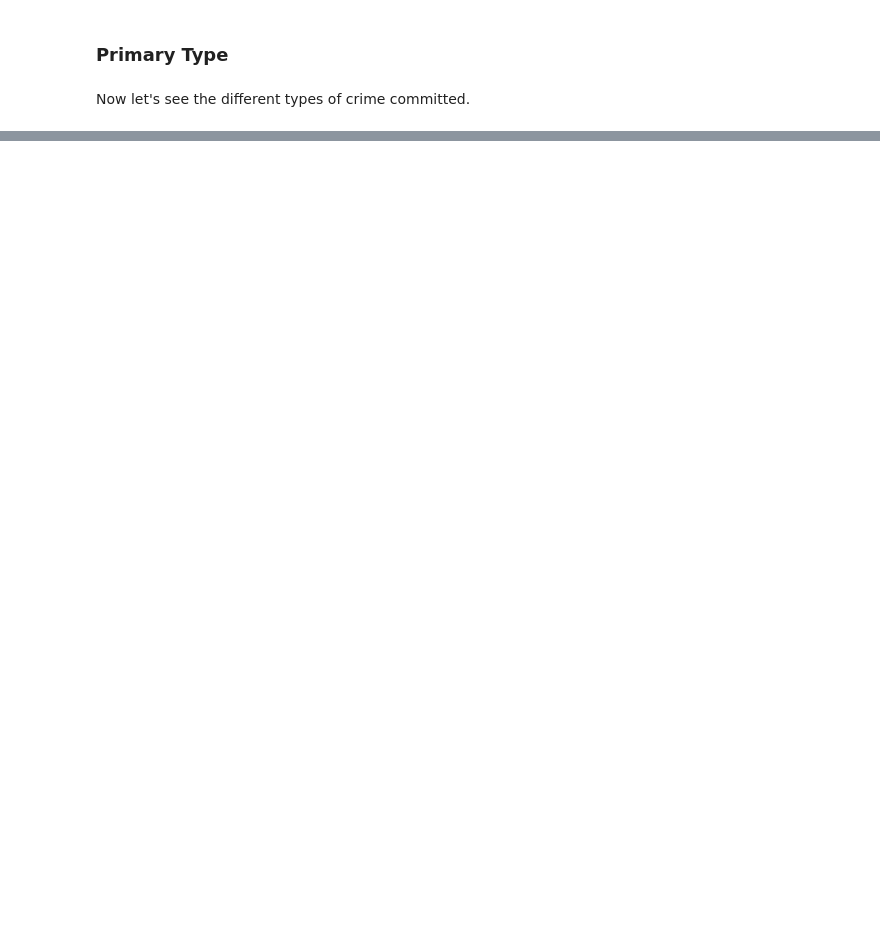
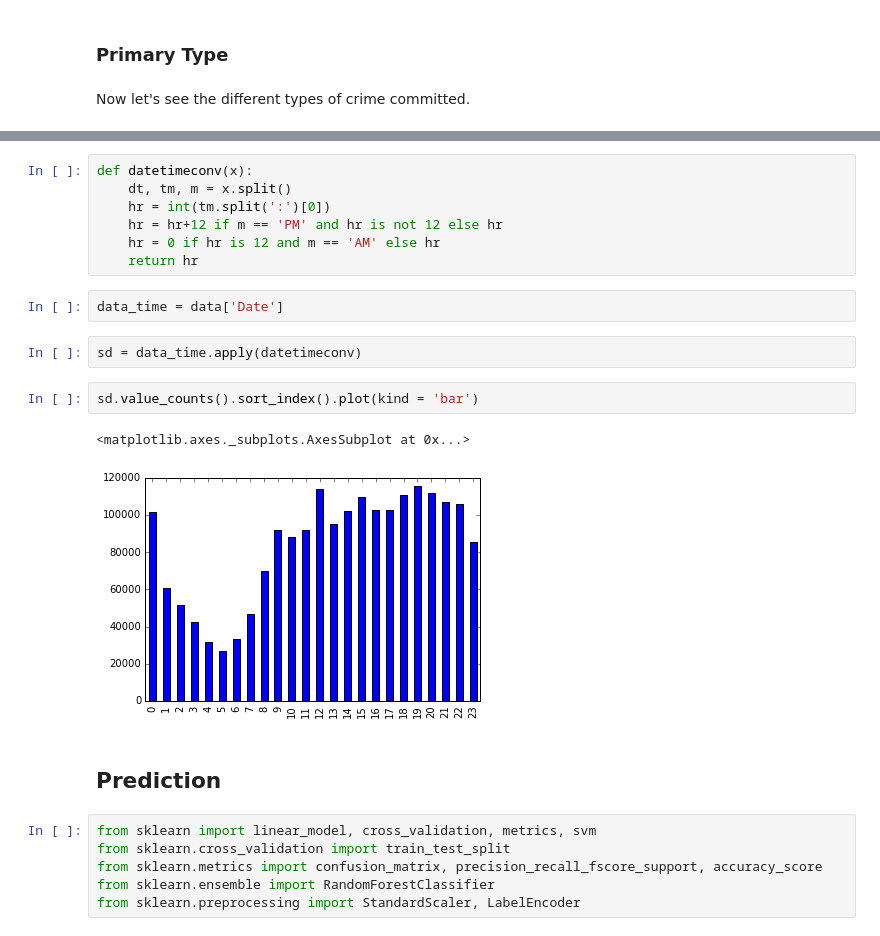
Before and after one commit to ldgrp/Crime-Analysis-and-Prediction, a Jupyter notebook: Crime Analysis and Prediction.ipynb, the cells around one changed output, grey strips where cells are left out. Drawn from its saved outputs; the diff is of its cells as text; blank space fills up the shorter version.

```diff
--- a/Crime Analysis and Prediction.ipynb
+++ b/Crime Analysis and Prediction.ipynb
@@ -103,0 +134,24 @@ plt.tight_layout()
+# %%
+def datetimeconv(x):
+    dt, tm, m = x.split()
+    hr = int(tm.split(':')[0])
+    hr = hr+12 if m == 'PM' and hr is not 12 else hr
+    hr = 0 if hr is 12 and m == 'AM' else hr
+    return hr
+# %%
+data_time = data['Date']
+# %%
+sd = data_time.apply(datetimeconv)
+# %%
+sd.value_counts().sort_index().plot(kind = 'bar')
+# %% [output]
+<matplotlib.axes._subplots.AxesSubplot at 0x...>
+[figure, added]
+# %% [markdown]
+## Prediction
+# %%
+from sklearn import linear_model, cross_validation, metrics, svm
+from sklearn.cross_validation import train_test_split
+from sklearn.metrics import confusion_matrix, precision_recall_fscore_support, accuracy_score
+from sklearn.ensemble import RandomForestClassifier
+from sklearn.preprocessing import StandardScaler, LabelEncoder
```
Also changed, not shown: parts of 16 cells of this notebook.
